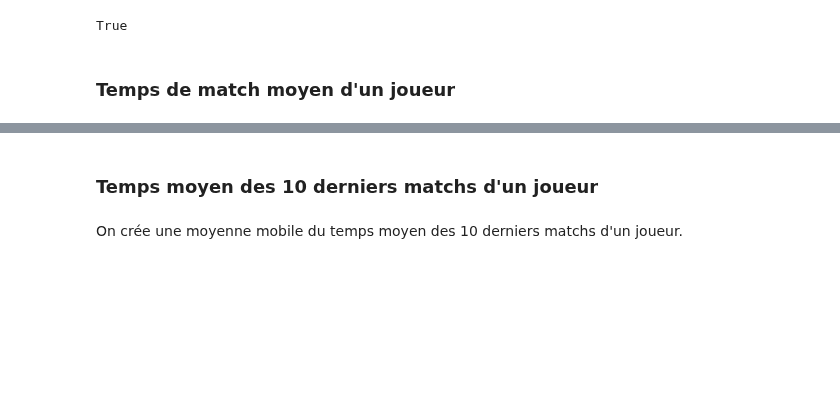
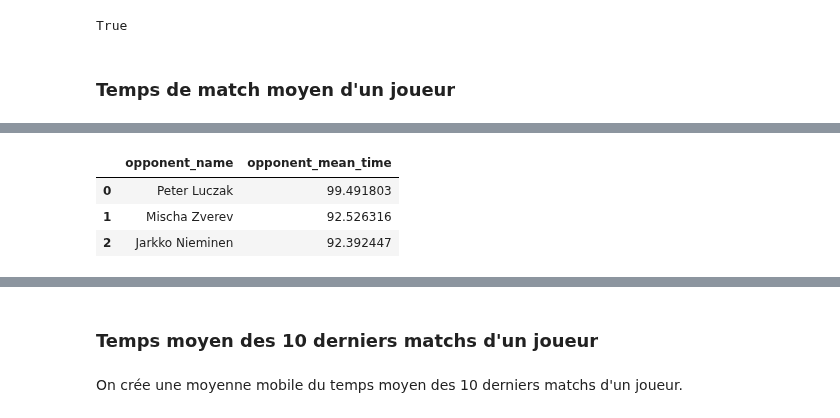
Before and after one commit to CesarRoaldes/tennis_match_time, a Jupyter notebook: Features engineering.ipynb, the cells around one changed output, grey strips where cells are left out. Cells and saved outputs as stored; diff of their text form; code cells hidden in the pictures; blank space fills up the shorter version.

```diff
--- a/Features engineering.ipynb
+++ b/Features engineering.ipynb
@@ -138,3 +137,13 @@ data_bo3[['player_name', 'player_mean_time']].head(3)
+# %%
+opp_mean_time = data_bo3.groupby(['opponent_name'])['minutes'].mean()
+data_bo3['opponent_mean_time'] = np.zeros(data_bo3.shape[0])
+data_bo3['opponent_mean_time'] = data_bo3.apply(lambda x: opp_mean_time[x['opponent_name']], axis=1)
+data_bo3[['opponent_name', 'opponent_mean_time']].head(3)
+# %% [output]
+|  | opponent_name | opponent_mean_time |
+| 0 | Peter Luczak | 99.491803 |
+| 1 | Mischa Zverev | 92.526316 |
+| 2 | Jarkko Nieminen | 92.392447 |
 # %%
 mean_time = data_bo5.groupby(['player_name'])['minutes'].mean()
 data_bo5['player_mean_time'] = np.zeros(data_bo5.shape[0])
```
Also changed, not shown: parts of 46 cells of this notebook.
